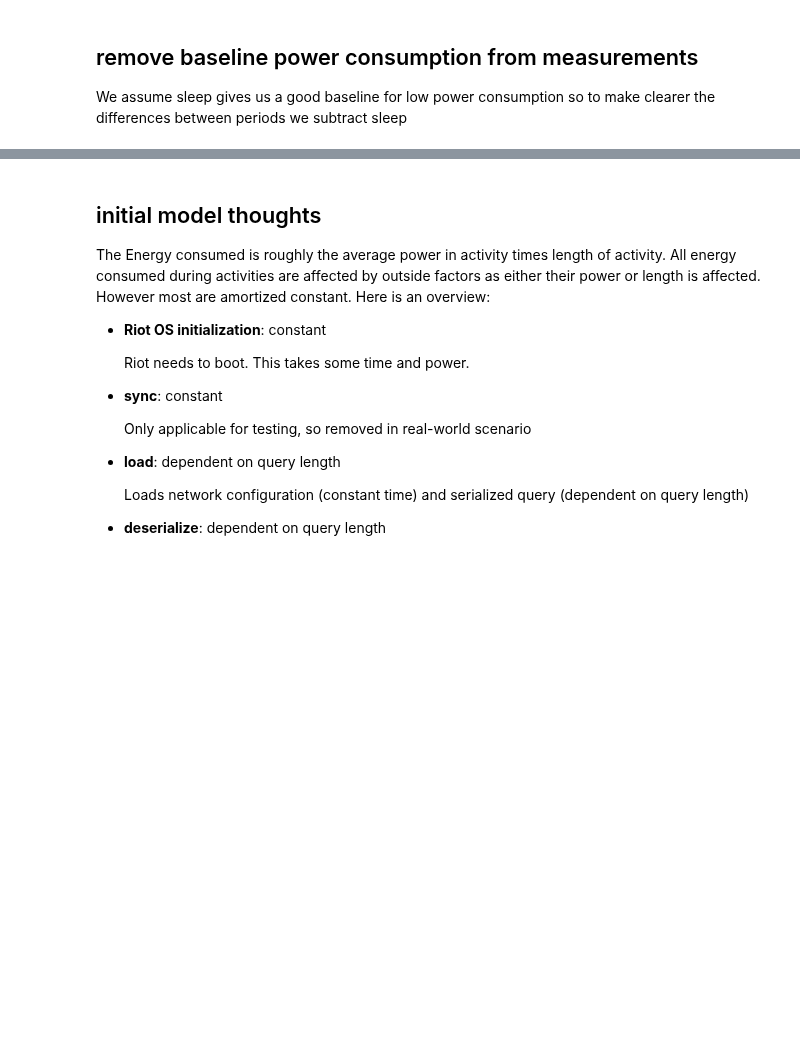
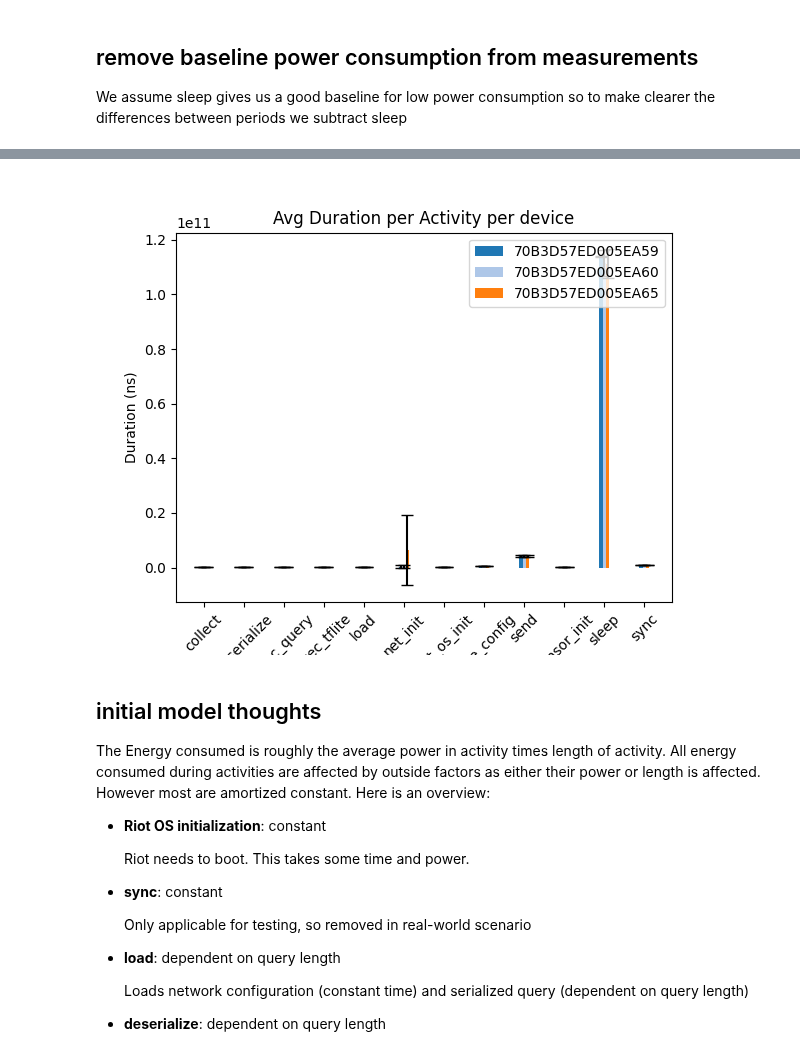
Before and after one commit to FlapKap/Terra-experiments, a Jupyter notebook: experiment/visualize.ipynb, the cells around one changed output, grey strips where cells are left out. Saved outputs shown, nothing was run; the diff lists cells and outputs as text; code cells hidden in the pictures; blank space fills up the shorter version.

```diff
--- a/experiment/visualize.ipynb
+++ b/experiment/visualize.ipynb
@@ -396,7 +446,7 @@ power_consumption = power_consumption.sort_index()
 
 for loop in loops.itertuples(name="Loop"):
     # Note: that the loop number is only ansigned for the actual terra loop. The riotos init time does not get a loop number
-    power_consumption.loc[idx[loop.node_id, loop.sync_start:loop.sync_end], "loop_num"]                 = int(loop.loop_num)
+    power_consumption.loc[idx[loop.node_id, loop.sync_start:loop.sleep_end], "loop_num"]                 = int(loop.loop_num)
     power_consumption.loc[idx[loop.node_id, loop.sync_start:loop.sync_end], "activity"]                 = "sync"
     power_consumption.loc[idx[loop.node_id, loop.load_start:loop.load_end], "activity"]                 = "load"
     power_consumption.loc[idx[loop.node_id, loop.deserialize_start:loop.deserialize_end], "activity"]   = "deserialize"
@@ -637,34 +793,36 @@ duration_of_activity_per_nodeid_activity_loopnum.rename("duration", inplace=True
 grouped = duration_of_activity_per_nodeid_activity_loopnum.groupby(["node_id","activity"], observed=True)
 mean_duration_of_activity_per_nodeid_activity = grouped.mean()
 
 mean_duration_of_activity_per_nodeid_activity_ci = pd.to_timedelta(grouped.apply(lambda x: calc_confidence_interval(pd.to_numeric(x))), unit="us").unstack(-1)
 
 
 errors_relative = mean_duration_of_activity_per_nodeid_activity_ci.sub(mean_duration_of_activity_per_nodeid_activity, axis=0).abs()
 
 
 # since matplotlib and pandas are annoying we have to construct the plot to get the error bars
 x_labels = mean_duration_of_activity_per_nodeid_activity.index.get_level_values(1).unique()
 locations = np.arange(len(x_labels))
 width = 1 / len(x_labels)
 multiplier = 0
 
 grouped = mean_duration_of_activity_per_nodeid_activity.groupby("node_id", observed=True)
 
 plt.figure()
 for node_id, group in grouped:
     group = group.astype("timedelta64[ns]").values
     yerrs = errors_relative.loc[idx[node_id,:]].T.values
     offset = width * multiplier
-    plt.bar(locations+offset, group, width=width, label=node_id, yerr=errors_relative.loc[idx[node_id,:]].T.values, log=True, capsize=4)
+    plt.bar(locations+offset, group, width=width, label=node_id, yerr=errors_relative.loc[idx[node_id,:]].T.values, log=False, capsize=4)
     multiplier += 1
 
 plt.xticks(ticks=locations+width, labels=x_labels, rotation=45)
 plt.xlabel("Activity")
 plt.ylabel("Duration (ns)")
 plt.title("Avg Duration per Activity per device")
 plt.legend()
 plt.show()
+# %% [output]
+[figure, added]
 # %%
 ## now that we can see they are extremely similar, lets take an average across all devices
 duration_results = duration_of_activity_per_nodeid_activity_loopnum.groupby(["activity"], observed=True).mean().copy()
```
Also changed, not shown: parts of 43 cells of this notebook, 4 other files.
